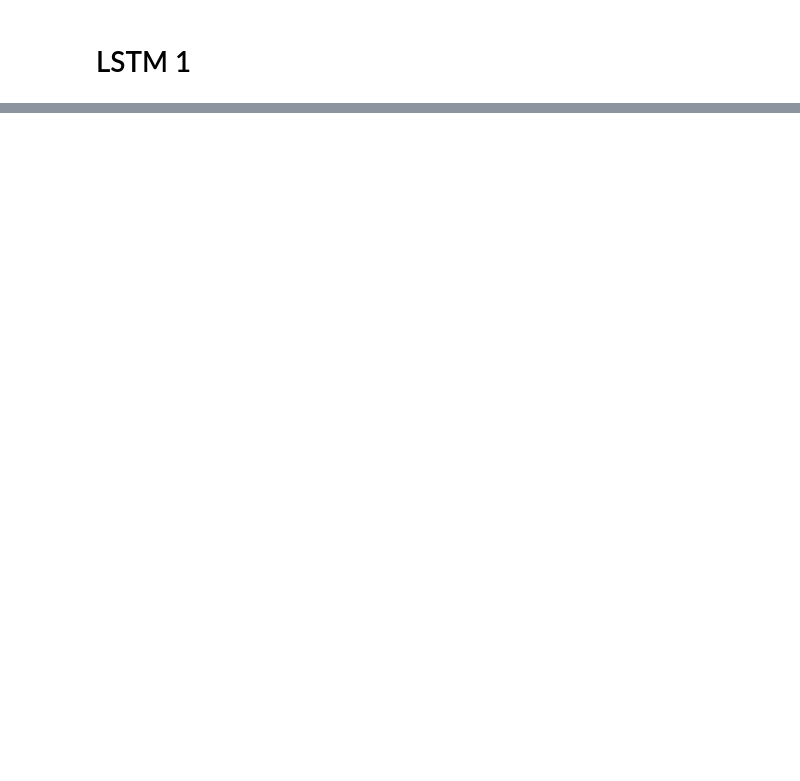
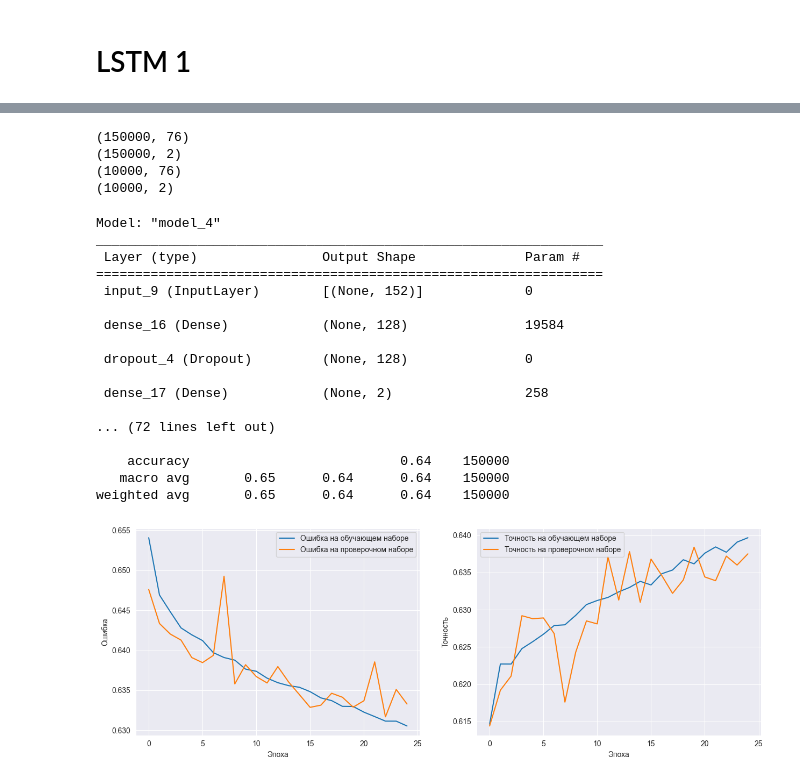
Before and after one commit to aldmitry/signal_processing_with_NN, a Jupyter notebook: Single_signal.ipynb, the cells around one changed output, grey strips where cells are left out. Cells and saved outputs as stored; diff of their text form; code cells hidden in the pictures; blank space fills up the shorter version.

```diff
--- a/Single_signal.ipynb
+++ b/Single_signal.ipynb
@@ -871,0 +1011,46 @@ ________________________________________________________________________________
+# %%
+X_train, y_train = nn_data_maker(part_window_of_new_signal = np.linspace(0.15, 0.4, 20), observe_window_lower = 10, observe_window_upper = 300, mooving_average_window_lower = 10, mooving_average_window_upper = 200).make_2_spectr_data(150000)
+X_test, y_test = nn_data_maker(part_window_of_new_signal = np.linspace(0.15, 0.4, 20), observe_window_lower = 10, observe_window_upper = 300, mooving_average_window_lower = 10, mooving_average_window_upper = 200).make_2_spectr_data(10000)
+print(X_train_1.shape)
+print(y_train.shape)
+print(X_test_1.shape)
+print(y_test.shape)
+# %% [output]
+(150000, 76)
+(150000, 2)
+(10000, 76)
+(10000, 2)
+# %%
+def model_Dense_1():
+    input1 = Input(X_train.shape[1])
+    l = Dense(128, activation="relu")(input1)
+    l = Dropout(0.25)(l)
+    #l = BatchNormalization()(l)
+    l = Dense(2, activation = 'softmax')(l)
+    model = Model(input1, l)
+    return model
+
+
+trainer = train_nn(model_Dense_1() , optimizer = Adam(learning_rate = 1e-3))
+trainer.fit(X_train,  y_train, X_test, y_test, batch_size = 64, epochs=25)
+trainer.plot_history()
+trainer.print_stat_report()
+# %% [output]
+Model: "model_4"
+_________________________________________________________________
+ Layer (type)                Output Shape              Param #
+=================================================================
+ input_9 (InputLayer)        [(None, 152)]             0
+
+ dense_16 (Dense)            (None, 128)               19584
+
+ dropout_4 (Dropout)         (None, 128)               0
+
+ dense_17 (Dense)            (None, 2)                 258
+
+... (72 lines left out)
+
+    accuracy                           0.64    150000
+   macro avg       0.65      0.64      0.64    150000
+weighted avg       0.65      0.64      0.64    150000
+[figure, added]
```
Also changed, not shown: parts of 20 cells of this notebook, 7 other files.
